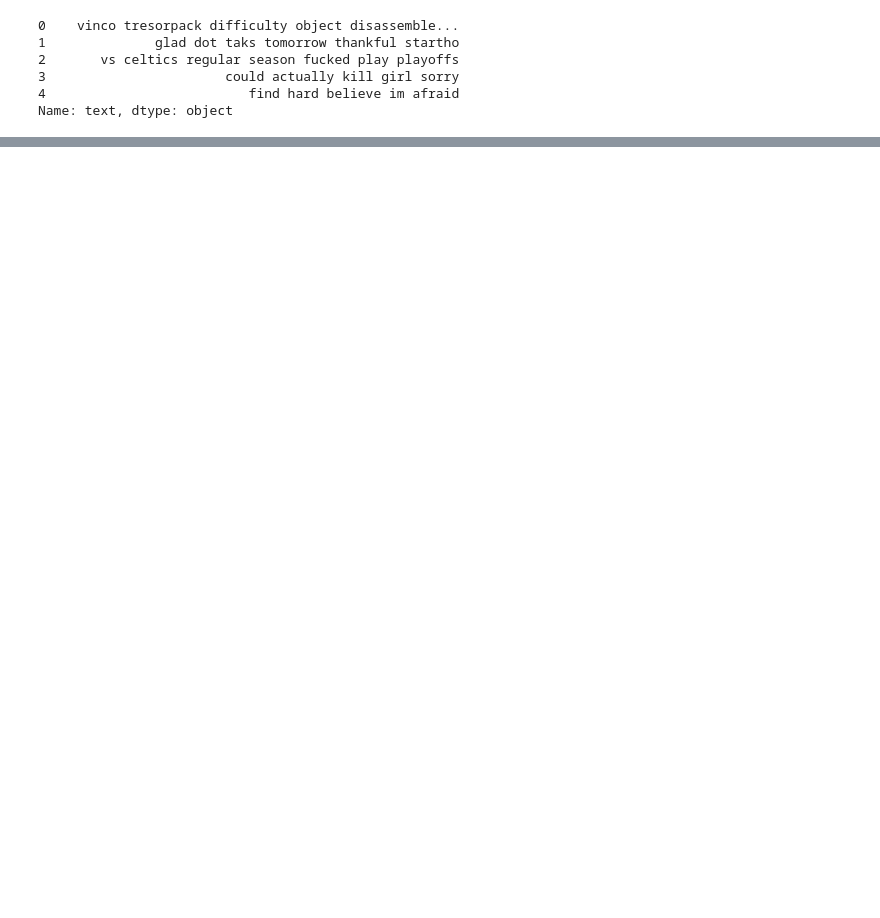
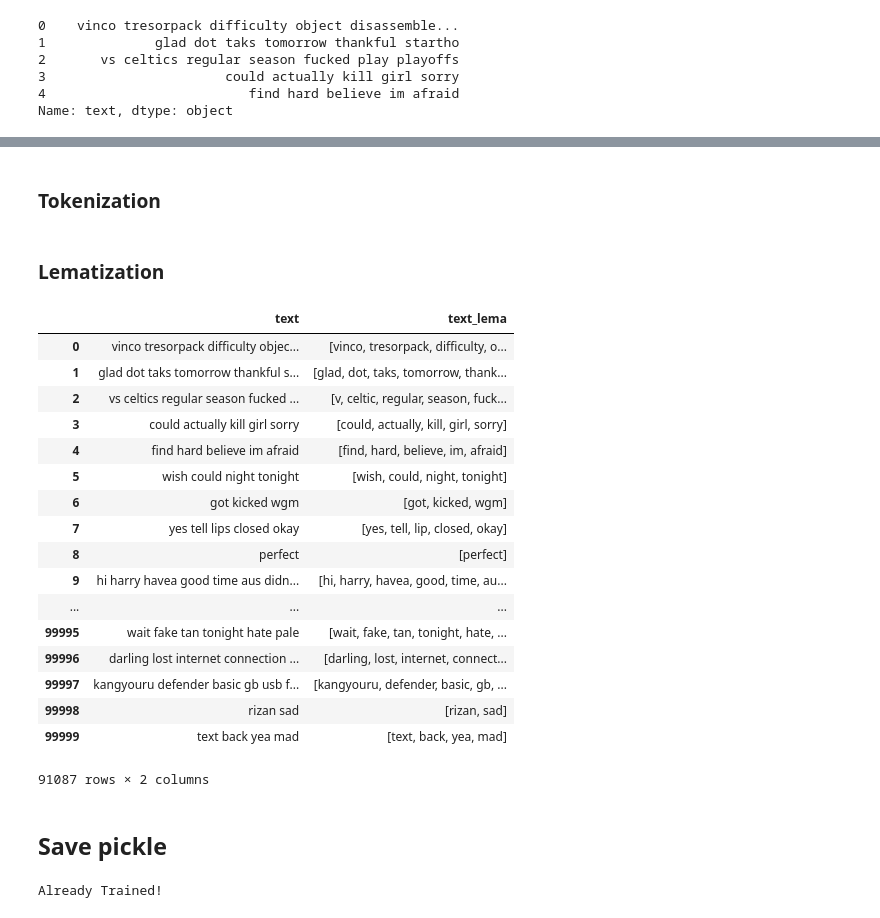
Before and after one commit to eliasmpw/Machine_Learning_2018, a Jupyter notebook: project2/pre_processing.ipynb, the cells around one changed output, grey strips where cells are left out. Saved outputs shown, nothing was run; the diff lists cells and outputs as text; code cells hidden in the pictures; blank space fills up the shorter version.

Commit message:
pre_processed

```diff
--- a/project2/pre_processing.ipynb
+++ b/project2/pre_processing.ipynb
@@ -17,6 +19,12 @@ nltk.download("stopwords")
 [nltk_data]     Montero\AppData\Roaming\nltk_data...
 [nltk_data]   Package stopwords is already up-to-date!
 True
+# %%
+w_tokenizer = nltk.tokenize.WhitespaceTokenizer()
+lemmatizer = nltk.stem.WordNetLemmatizer()
+
+def lemmatize_text(text):
+    return [lemmatizer.lemmatize(w) for w in w_tokenizer.tokenize(text)]
 # %%
 DATA_FOLDER = './data'
 
@@ -181,0 +151,2 @@ IndentationError: unexpected indent (<ipython-input-13-9df9e5126130>, line 3)
+# %% [markdown]
+### Tokenization
@@ -181,0 +157,37 @@ IndentationError: unexpected indent (<ipython-input-13-9df9e5126130>, line 3)
+# %% [markdown]
+### Lematization
+# %%
+tweets_neg['text_lema'] = tweets_neg['text'].apply( lemmatize_text)
+tweets_neg
+# %% [output]
+|  | text | text_lema |
+| 0 | vinco tresorpack difficulty objec... | [vinco, tresorpack, difficulty, o... |
+| 1 | glad dot taks tomorrow thankful s... | [glad, dot, taks, tomorrow, thank... |
+| 2 | vs celtics regular season fucked ... | [v, celtic, regular, season, fuck... |
+| 3 | could actually kill girl sorry | [could, actually, kill, girl, sorry] |
+| 4 | find hard believe im afraid | [find, hard, believe, im, afraid] |
+| 5 | wish could night tonight | [wish, could, night, tonight] |
+| 6 | got kicked wgm | [got, kicked, wgm] |
+| 7 | yes tell lips closed okay | [yes, tell, lip, closed, okay] |
+| 8 | perfect | [perfect] |
+| 9 | hi harry havea good time aus didn... | [hi, harry, havea, good, time, au... |
+| ... | ... | ... |
+| 99995 | wait fake tan tonight hate pale | [wait, fake, tan, tonight, hate, ... |
+| 99996 | darling lost internet connection ... | [darling, lost, internet, connect... |
+| 99997 | kangyouru defender basic gb usb f... | [kangyouru, defender, basic, gb, ... |
+| 99998 | rizan sad | [rizan, sad] |
+| 99999 | text back yea mad | [text, back, yea, mad] |
+91087 rows × 2 columns
+# %% [markdown]
+## Save pickle
+# %%
+if not cleaned_neg :
+    print("Saving file with preprocessed Tweets")
+    pickle_out = open("data/pre_processed/tweets_neg.pickle","wb")
+    pickle.dump(tweets_neg['text_lema'], pickle_out)
+    pickle_out.close()
+    print("Saved!")
+else:
+    print("Already Trained!")
+# %% [output]
+Already Trained!
```
Also changed, not shown: parts of 18 cells of this notebook, 4 other files.
